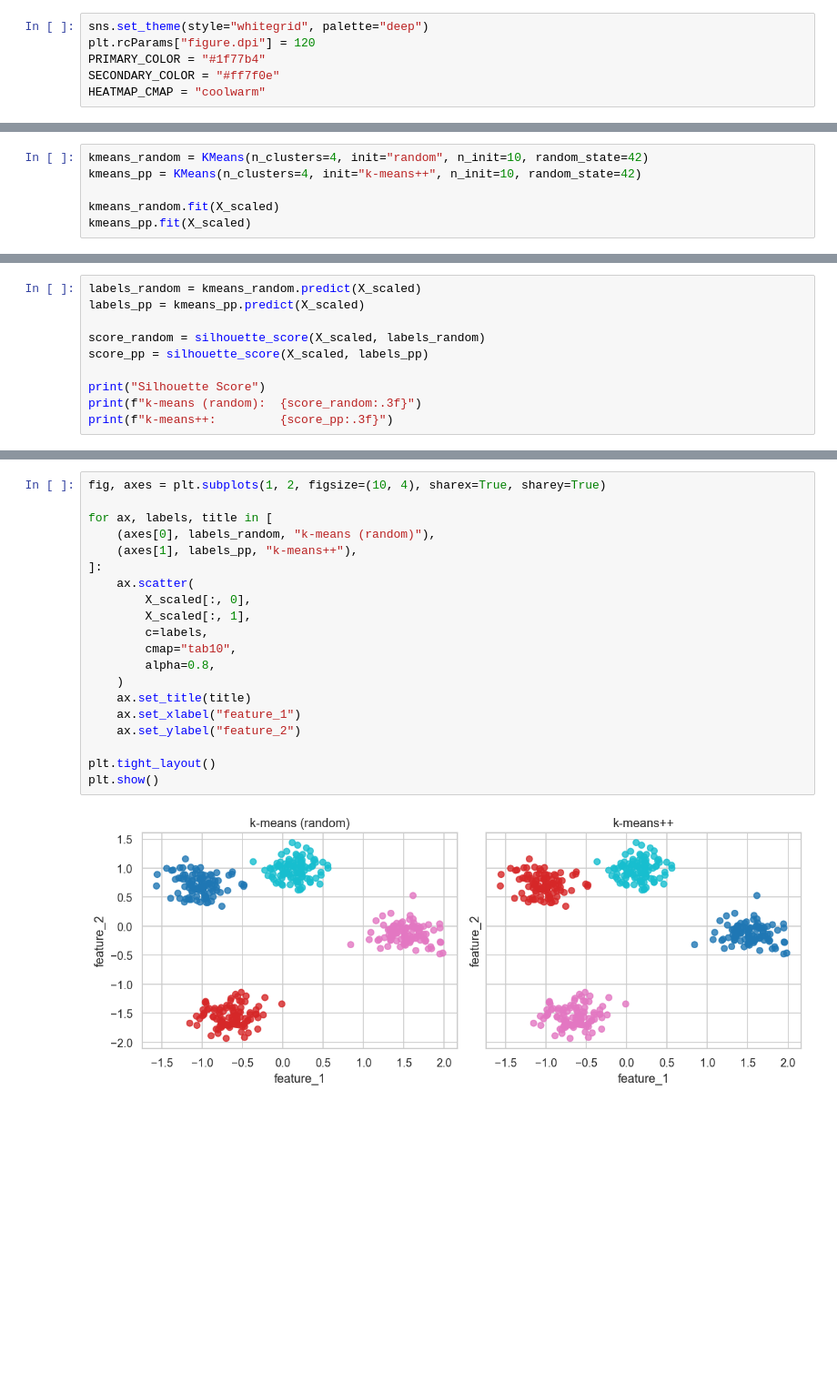
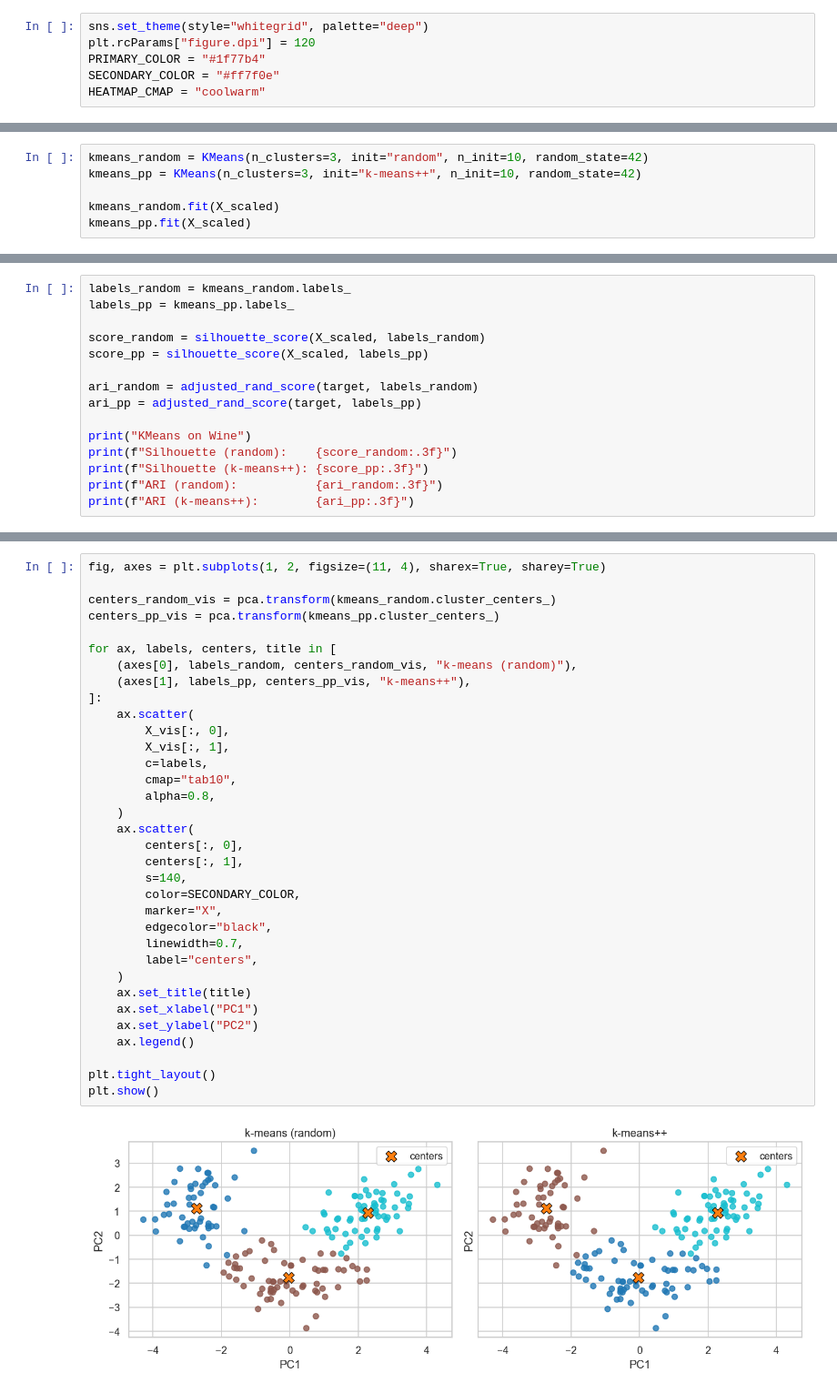
Before and after one commit to phys-dev/ml-recipe-book, a Jupyter notebook: notebooks/07_kmeans_kmeans_plus_plus.ipynb, the cells around one changed output, grey strips where cells are left out. Shown at 91% size. Drawn from its saved outputs; the diff is of its cells as text; blank space fills up the shorter version.

```diff
--- a/notebooks/07_kmeans_kmeans_plus_plus.ipynb
+++ b/notebooks/07_kmeans_kmeans_plus_plus.ipynb
@@ -70,6 +70,6 @@ plt.show()
 # %%
-kmeans_random = KMeans(n_clusters=4, init="random", n_init=10, random_state=42)
-kmeans_pp = KMeans(n_clusters=4, init="k-means++", n_init=10, random_state=42)
+kmeans_random = KMeans(n_clusters=3, init="random", n_init=10, random_state=42)
+kmeans_pp = KMeans(n_clusters=3, init="k-means++", n_init=10, random_state=42)
 
 kmeans_random.fit(X_scaled)
 kmeans_pp.fit(X_scaled)
@@ -81,11 +83,16 @@ KMeans(n_clusters=4, n_init=10, random_state=42)
 # %%
-labels_random = kmeans_random.predict(X_scaled)
-labels_pp = kmeans_pp.predict(X_scaled)
+labels_random = kmeans_random.labels_
+labels_pp = kmeans_pp.labels_
 
 score_random = silhouette_score(X_scaled, labels_random)
 score_pp = silhouette_score(X_scaled, labels_pp)
 
-print("Silhouette Score")
-print(f"k-means (random):  {score_random:.3f}")
-print(f"k-means++:         {score_pp:.3f}")
+ari_random = adjusted_rand_score(target, labels_random)
+ari_pp = adjusted_rand_score(target, labels_pp)
+
+print("KMeans on Wine")
+print(f"Silhouette (random):    {score_random:.3f}")
+print(f"Silhouette (k-means++): {score_pp:.3f}")
+print(f"ARI (random):           {ari_random:.3f}")
+print(f"ARI (k-means++):        {ari_pp:.3f}")
 # %% [output]
@@ -98,22 +107,36 @@ k-means++:         0.779
 # %%
-fig, axes = plt.subplots(1, 2, figsize=(10, 4), sharex=True, sharey=True)
+fig, axes = plt.subplots(1, 2, figsize=(11, 4), sharex=True, sharey=True)
 
-for ax, labels, title in [
-    (axes[0], labels_random, "k-means (random)"),
-    (axes[1], labels_pp, "k-means++"),
+centers_random_vis = pca.transform(kmeans_random.cluster_centers_)
+centers_pp_vis = pca.transform(kmeans_pp.cluster_centers_)
+
+for ax, labels, centers, title in [
+    (axes[0], labels_random, centers_random_vis, "k-means (random)"),
+    (axes[1], labels_pp, centers_pp_vis, "k-means++"),
 ]:
     ax.scatter(
-        X_scaled[:, 0],
-        X_scaled[:, 1],
+        X_vis[:, 0],
+        X_vis[:, 1],
         c=labels,
         cmap="tab10",
         alpha=0.8,
     )
+    ax.scatter(
+        centers[:, 0],
+        centers[:, 1],
+        s=140,
+        color=SECONDARY_COLOR,
+        marker="X",
+        edgecolor="black",
+        linewidth=0.7,
+        label="centers",
+    )
     ax.set_title(title)
-    ax.set_xlabel("feature_1")
-    ax.set_ylabel("feature_2")
+    ax.set_xlabel("PC1")
+    ax.set_ylabel("PC2")
+    ax.legend()
 
 plt.tight_layout()
 plt.show()
 # %% [output]
-[figure, old version]
+[figure, new version]
```
Also changed, not shown: parts of 13 cells of this notebook, 2 other files.
